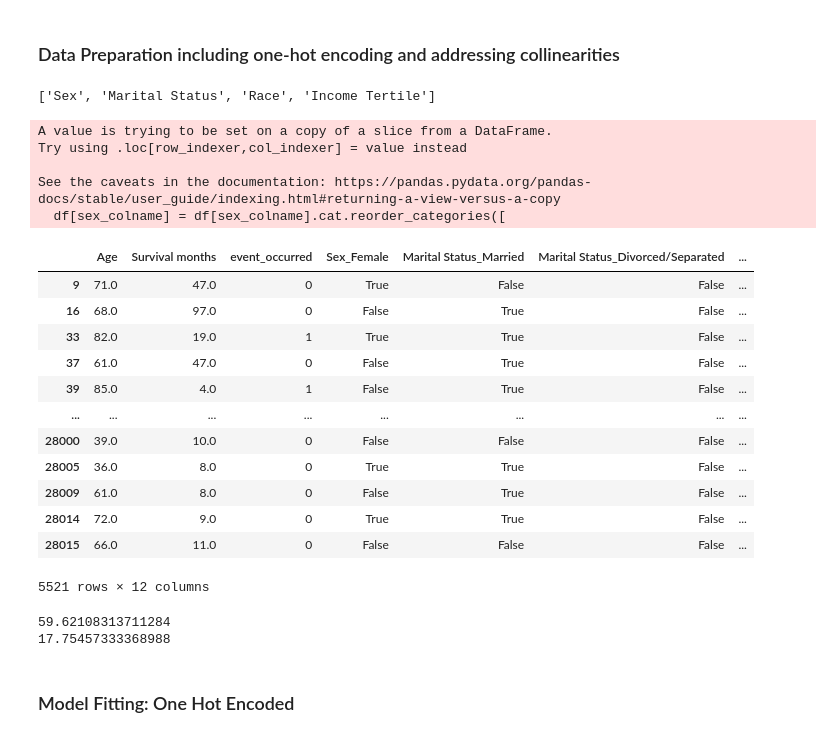
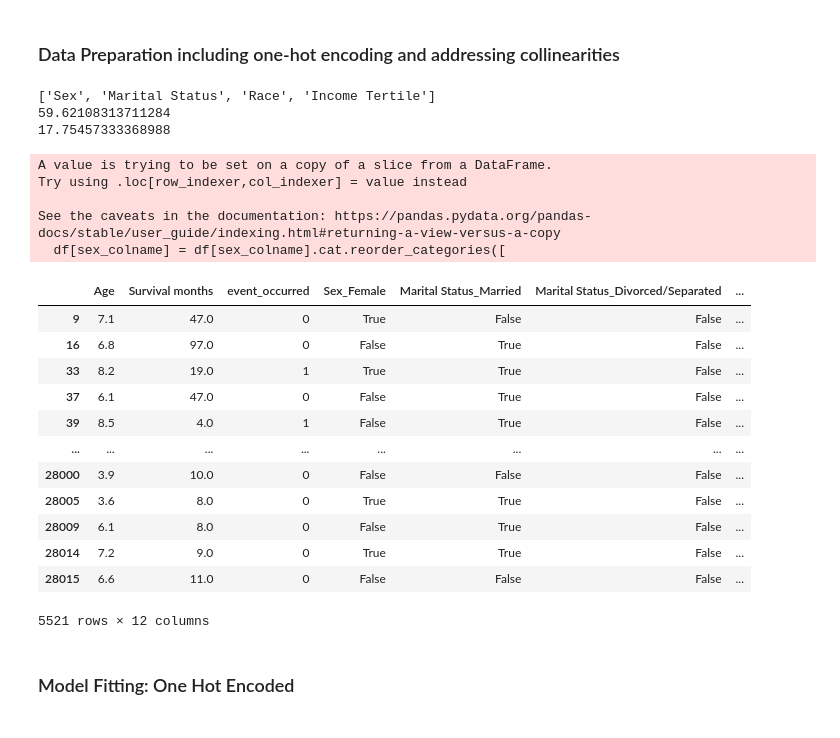
Before and after one commit to obaidkhurram/salivary-tumors, a Jupyter notebook: salivary_tumor_2024.ipynb, the cells around one changed output. Saved outputs shown, nothing was run; the diff lists cells and outputs as text; code cells hidden in the pictures.

```diff
--- a/salivary_tumor_2024.ipynb
+++ b/salivary_tumor_2024.ipynb
@@ -578,4 +589,5 @@ Name: count, dtype: int64
 # %%
+# Everyone!
 # Calculate counts (value_counts with normalized=False) and sort (sort_index())
 colsForTables = [age_bin_colname,sex_colname,race_colname,ses_colname,'Income Tertile','Histology',marital_colname,site_colname,'Grade Label','Grade Level']
 # Create an Excel writer object and specify the file path
@@ -608,6 +620,40 @@ with pd.ExcelWriter(output_file_path, engine='xlsxwriter') as writer:
         counts_table.to_excel(writer, sheet_name=col[:20]+'_wide')
 
 print(f"Merged tables exported to {output_file_path}")
+
+# Adults only
+# Calculate counts (value_counts with normalized=False) and sort (sort_index())
+colsForTables = [age_bin_colname,sex_colname,race_colname,ses_colname,'Income Tertile','Histology',marital_colname,site_colname,'Grade Label','Grade Level']
+# Create an Excel writer object and specify the file path
+output_file_path = 'merged_tables_adults.xlsx'
+with pd.ExcelWriter(output_file_path, engine='xlsxwriter') as writer:
+    for col in colsForTables:
+        counts = (filtered_df_over18[col].
+                  value_counts(normalize=False).
+                  sort_index())
+
+        # Calculate proportions (normalized=True), sort (sort_index()), convert to indices
+        proportions = (filtered_df_over18[col].
+                       value_counts(normalize=True).
+                       sort_index())
+
+        # Merge the counts and proportions into one table
+        merged_table = pd.DataFrame({'Counts': counts, 'Proportions': proportions})
+        print(merged_table)
+        # Write each DataFrame to a different sheet
+        merged_table.to_excel(writer, sheet_name=col[:30])
+
+        # Create a pivot table for counts
+        counts_table = filtered_df_over18.pivot_table(
+            index=col,      # Rows (e.g., Age)
+            columns='Sex',        # Columns (e.g., Histology categories)
+            aggfunc='size',            # Aggregation function (count in this case)
+            fill_value=0                # Fill missing values with 0
+        )
+
+        counts_table.to_excel(writer, sheet_name=col[:20]+'_wide')
+
+print(f"Merged tables exported to {output_file_path}")
 # %% [output]
             Counts  Proportions
 Age_Binned
@@ -1275,50 +1359,52 @@ df_cox_dem = df_cox_dem.rename(columns={'Primary Site - labeled':'Primary Tumor
 categorical_columns = df_cox_dem.select_dtypes(include='category').columns.tolist()
 print(categorical_columns)
 # One Hot Encoding to compare against a reference category
 cox_df_onehot_coded = df_cox_dem.copy() # Copy data so as not to overwrite original table
 
 # Perform one-hot encoding while dropping the reference category
 for col in categorical_columns:
     # Create one-hot encoded variables and drop the reference category (first in order)
     dummies = pd.get_dummies(df_cox_dem[col], drop_first=True, prefix=col)
 
     # Add the dummy variables to the one-hot encoded dataframe
     cox_df_onehot_coded = pd.concat([cox_df_onehot_coded, dummies], axis=1)
 
 # Drop the original categorical columns since they're now one-hot encoded
 cox_df_onehot_coded = cox_df_onehot_coded.drop(columns=categorical_columns)
 
 # Standardize Age column
 # scaler = StandardScaler()
 # cox_df_onehot_coded['Age'] = scaler.fit_transform(cox_df_onehot_coded[['Age']])
 
+print(cox_df_onehot_coded['Age'].mean())
+print(cox_df_onehot_coded['Age'].std())
+
+# Scale the 'age' variable to reflect 10-year increments
+cox_df_onehot_coded['Age'] = cox_df_onehot_coded['Age'] / 10
 # Check the resulting dataframe
 display(cox_df_onehot_coded)
-
-print(cox_df_onehot_coded['Age'].mean())
-print(cox_df_onehot_coded['Age'].std())
 # %% [output]
 ['Sex', 'Marital Status', 'Race', 'Income Tertile']
+59.62108313711284
+17.75457333368988
 A value is trying to be set on a copy of a slice from a DataFrame.
 Try using .loc[row_indexer,col_indexer] = value instead
 
 See the caveats in the documentation: https://pandas.pydata.org/pandas-docs/stable/user_guide/indexing.html#returning-a-view-versus-a-copy
   df[sex_colname] = df[sex_colname].cat.reorder_categories([
 |  | Age | Survival months | event_occurred | Sex_Female | Marital Status_Married | Marital Status_Divorced/Separated | ... |
-| 9 | 71.0 | 47.0 | 0 | True | False | False | ... |
-| 16 | 68.0 | 97.0 | 0 | False | True | False | ... |
-| 33 | 82.0 | 19.0 | 1 | True | True | False | ... |
-| 37 | 61.0 | 47.0 | 0 | False | True | False | ... |
-| 39 | 85.0 | 4.0 | 1 | False | True | False | ... |
+| 9 | 7.1 | 47.0 | 0 | True | False | False | ... |
+| 16 | 6.8 | 97.0 | 0 | False | True | False | ... |
+| 33 | 8.2 | 19.0 | 1 | True | True | False | ... |
+| 37 | 6.1 | 47.0 | 0 | False | True | False | ... |
+| 39 | 8.5 | 4.0 | 1 | False | True | False | ... |
 | ... | ... | ... | ... | ... | ... | ... | ... |
-| 28000 | 39.0 | 10.0 | 0 | False | False | False | ... |
-| 28005 | 36.0 | 8.0 | 0 | True | True | False | ... |
-| 28009 | 61.0 | 8.0 | 0 | False | True | False | ... |
-| 28014 | 72.0 | 9.0 | 0 | True | True | False | ... |
-| 28015 | 66.0 | 11.0 | 0 | False | False | False | ... |
+| 28000 | 3.9 | 10.0 | 0 | False | False | False | ... |
+| 28005 | 3.6 | 8.0 | 0 | True | True | False | ... |
+| 28009 | 6.1 | 8.0 | 0 | False | True | False | ... |
+| 28014 | 7.2 | 9.0 | 0 | True | True | False | ... |
+| 28015 | 6.6 | 11.0 | 0 | False | False | False | ... |
 5521 rows × 12 columns
-59.62108313711284
-17.75457333368988
 # %% [markdown]
 ###  Model Fitting: One Hot Encoded
 # %%
```
Also changed, not shown: parts of 11 cells of this notebook.
